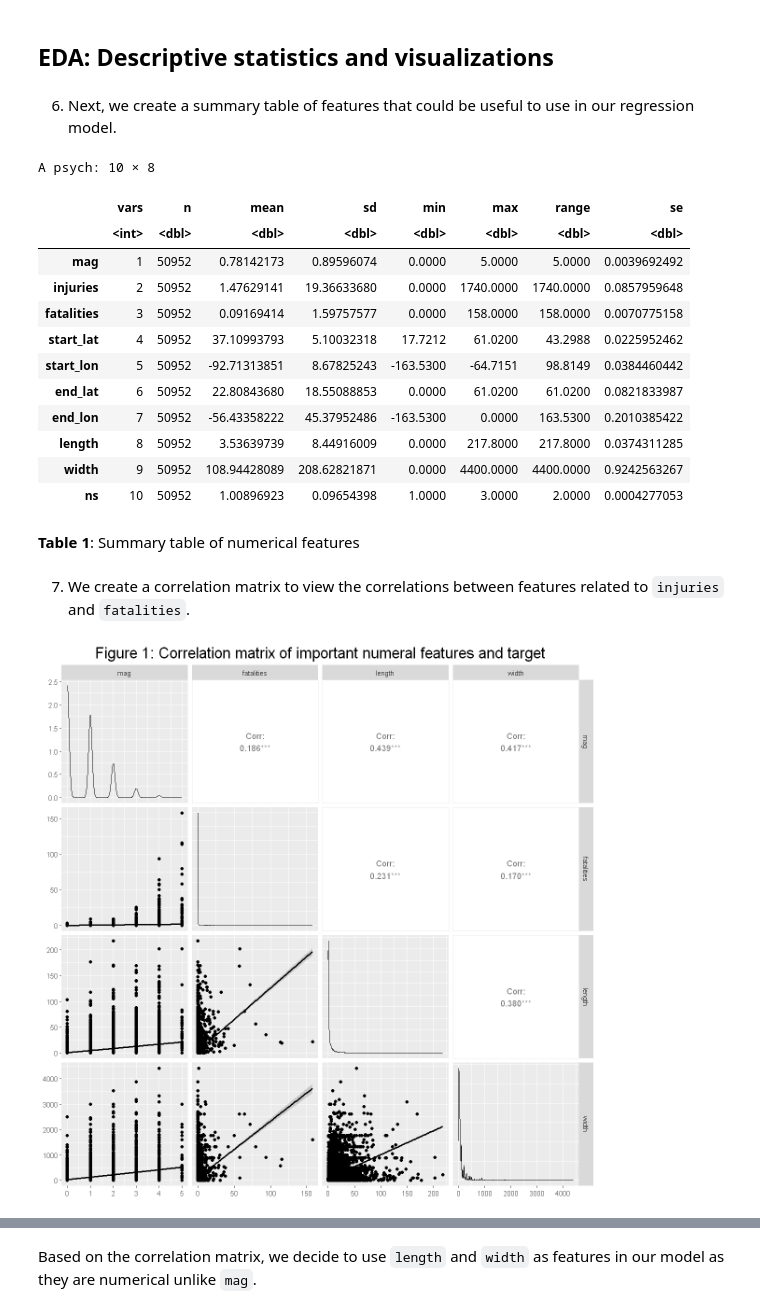
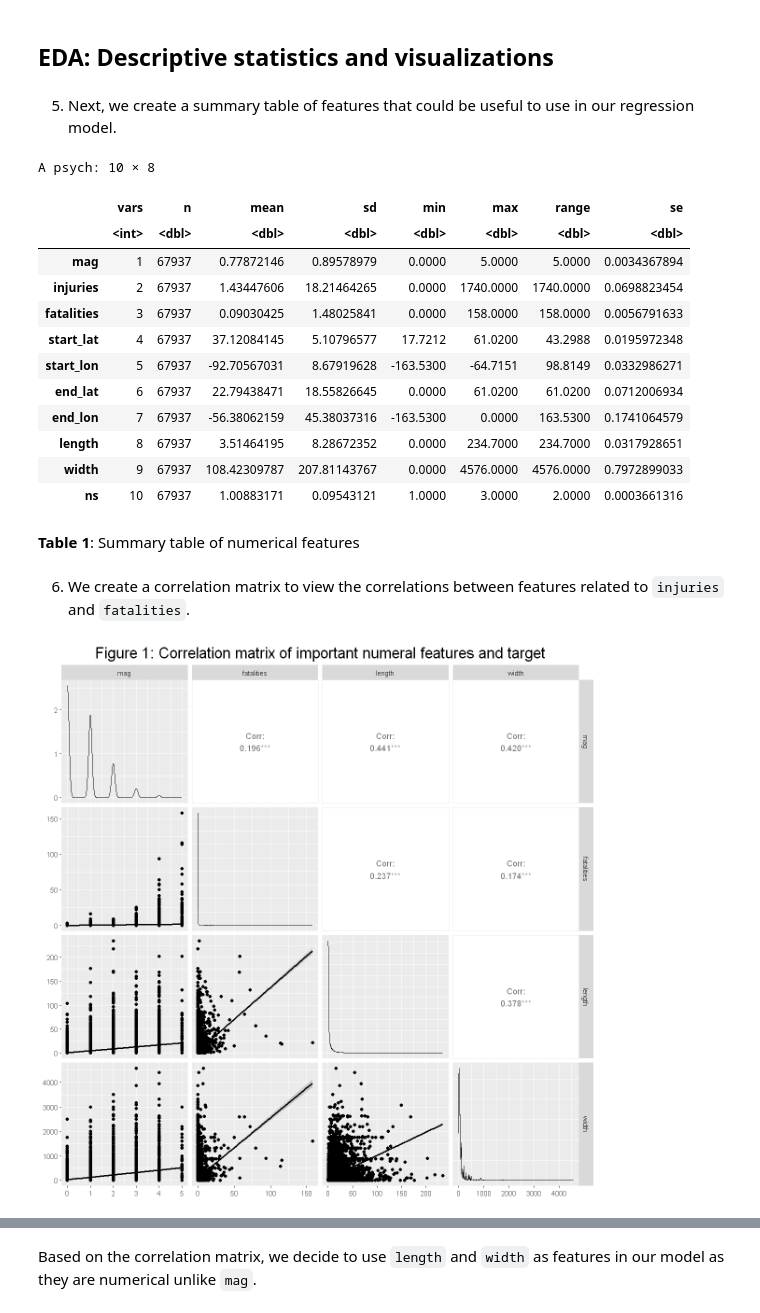
Before and after one commit to DSCI-310-2024/DSCI-310-Group-1-Predict-Casualties-From-Tornado-Data, a Jupyter notebook: src/tornado_fatalities_predictor.ipynb, the cells around one changed output, grey strips where cells are left out. Drawn from its saved outputs; the diff is of its cells as text; code cells hidden in the pictures.

```diff
--- a/src/tornado_fatalities_predictor.ipynb
+++ b/src/tornado_fatalities_predictor.ipynb
@@ -125,40 +114,40 @@ test_df <- testing(data_split)
 # %% [markdown]
 ## EDA: Descriptive statistics and visualizations
 # %% [markdown]
-6. Next, we create a summary table of features that could be useful to use in our regression model.
+5. Next, we create a summary table of features that could be useful to use in our regression model.
 # %%
-describe(train_df[, c('mag', 'injuries', 'fatalities', 'start_lat', 'start_lon', 'end_lat', 'end_lon',
+describe(df[, c('mag', 'injuries', 'fatalities', 'start_lat', 'start_lon', 'end_lat', 'end_lon',
                 'length', 'width', 'ns')], fast = TRUE)
 # %% [output]
 A psych: 10 × 8
 |  | vars | n | mean | sd | min | max | range | se |
 |  | <int> | <dbl> | <dbl> | <dbl> | <dbl> | <dbl> | <dbl> | <dbl> |
-| mag | 1 | 50952 | 0.78142173 | 0.89596074 | 0.0000 | 5.0000 | 5.0000 | 0.0039692492 |
-| injuries | 2 | 50952 | 1.47629141 | 19.36633680 | 0.0000 | 1740.0000 | 1740.0000 | 0.0857959648 |
-| fatalities | 3 | 50952 | 0.09169414 | 1.59757577 | 0.0000 | 158.0000 | 158.0000 | 0.0070775158 |
-| start_lat | 4 | 50952 | 37.10993793 | 5.10032318 | 17.7212 | 61.0200 | 43.2988 | 0.0225952462 |
-| start_lon | 5 | 50952 | -92.71313851 | 8.67825243 | -163.5300 | -64.7151 | 98.8149 | 0.0384460442 |
-| end_lat | 6 | 50952 | 22.80843680 | 18.55088853 | 0.0000 | 61.0200 | 61.0200 | 0.0821833987 |
-| end_lon | 7 | 50952 | -56.43358222 | 45.37952486 | -163.5300 | 0.0000 | 163.5300 | 0.2010385422 |
-| length | 8 | 50952 | 3.53639739 | 8.44916009 | 0.0000 | 217.8000 | 217.8000 | 0.0374311285 |
-| width | 9 | 50952 | 108.94428089 | 208.62821871 | 0.0000 | 4400.0000 | 4400.0000 | 0.9242563267 |
-| ns | 10 | 50952 | 1.00896923 | 0.09654398 | 1.0000 | 3.0000 | 2.0000 | 0.0004277053 |
+| mag | 1 | 67937 | 0.77872146 | 0.89578979 | 0.0000 | 5.0000 | 5.0000 | 0.0034367894 |
+| injuries | 2 | 67937 | 1.43447606 | 18.21464265 | 0.0000 | 1740.0000 | 1740.0000 | 0.0698823454 |
+| fatalities | 3 | 67937 | 0.09030425 | 1.48025841 | 0.0000 | 158.0000 | 158.0000 | 0.0056791633 |
+| start_lat | 4 | 67937 | 37.12084145 | 5.10796577 | 17.7212 | 61.0200 | 43.2988 | 0.0195972348 |
+| start_lon | 5 | 67937 | -92.70567031 | 8.67919628 | -163.5300 | -64.7151 | 98.8149 | 0.0332986271 |
+| end_lat | 6 | 67937 | 22.79438471 | 18.55826645 | 0.0000 | 61.0200 | 61.0200 | 0.0712006934 |
+| end_lon | 7 | 67937 | -56.38062159 | 45.38037316 | -163.5300 | 0.0000 | 163.5300 | 0.1741064579 |
+| length | 8 | 67937 | 3.51464195 | 8.28672352 | 0.0000 | 234.7000 | 234.7000 | 0.0317928651 |
+| width | 9 | 67937 | 108.42309787 | 207.81143767 | 0.0000 | 4576.0000 | 4576.0000 | 0.7972899033 |
+| ns | 10 | 67937 | 1.00883171 | 0.09543121 | 1.0000 | 3.0000 | 2.0000 | 0.0003661316 |
 # %% [markdown]
 **Table 1**: Summary table of numerical features
 # %% [markdown]
-7. We create a correlation matrix to view the correlations between features related to `injuries` and `fatalities`.
+6. We create a correlation matrix to view the correlations between features related to `injuries` and `fatalities`.
 # %%
 options(repr.plot.width = 10, repr.plot.height = 10)
 
-correlations_plot <- train_df %>%
+correlations_plot <- df %>%
     ggpairs(
         columns = c("mag", "fatalities", "length", "width"),
         lower = list(
             continuous = "smooth",
             combo = wrap("facethist", binwidth = 2)),
         title = "Figure 1: Correlation matrix of important numeral features and target") +
     theme(plot.title = element_text(size = 20, hjust = 0.5))
 correlations_plot
 # %% [output]
-[figure, old version]
+[figure, new version]
 # %% [markdown]
```
Also changed, not shown: parts of 10 cells of this notebook, 3 other files.
